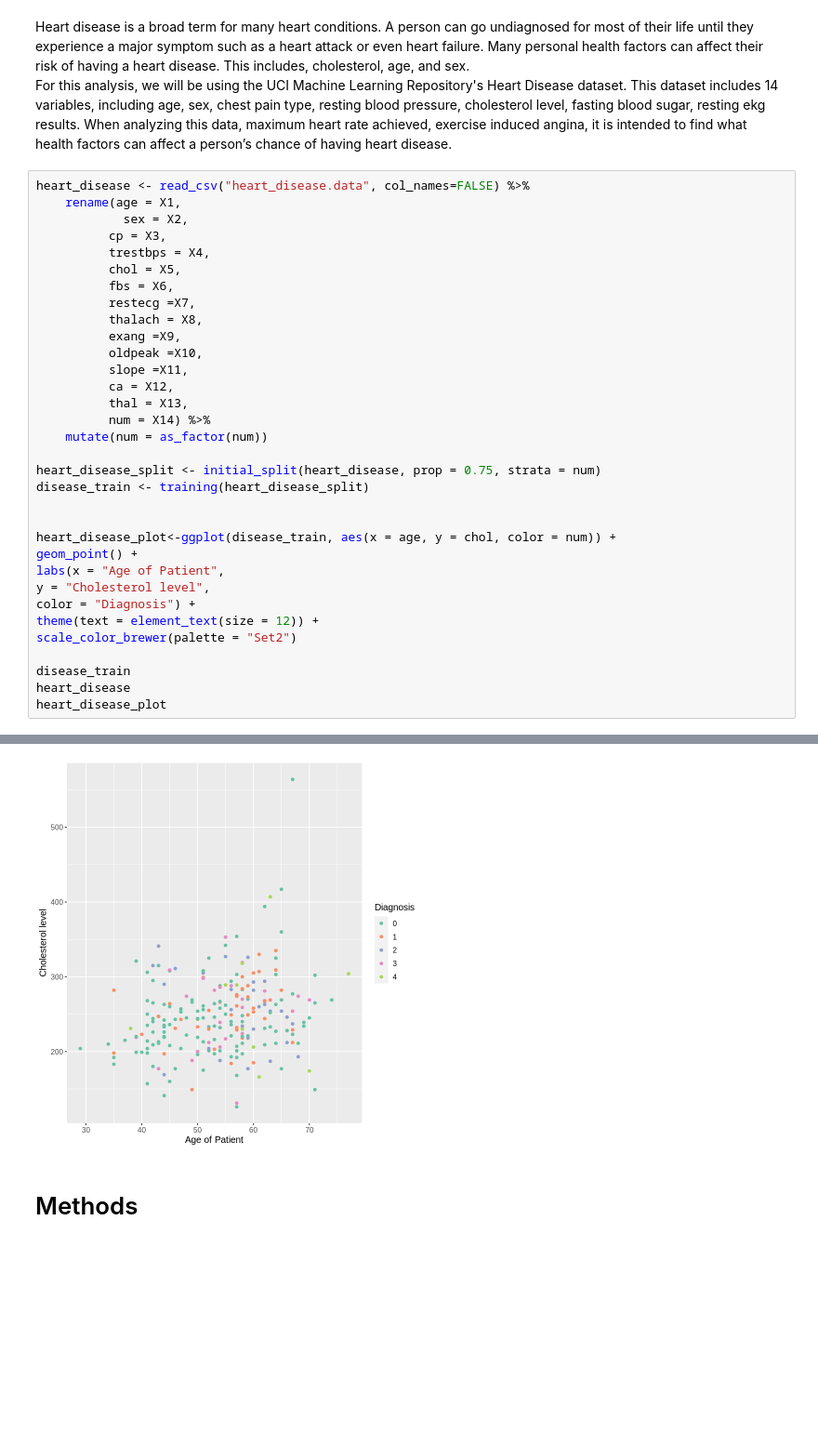
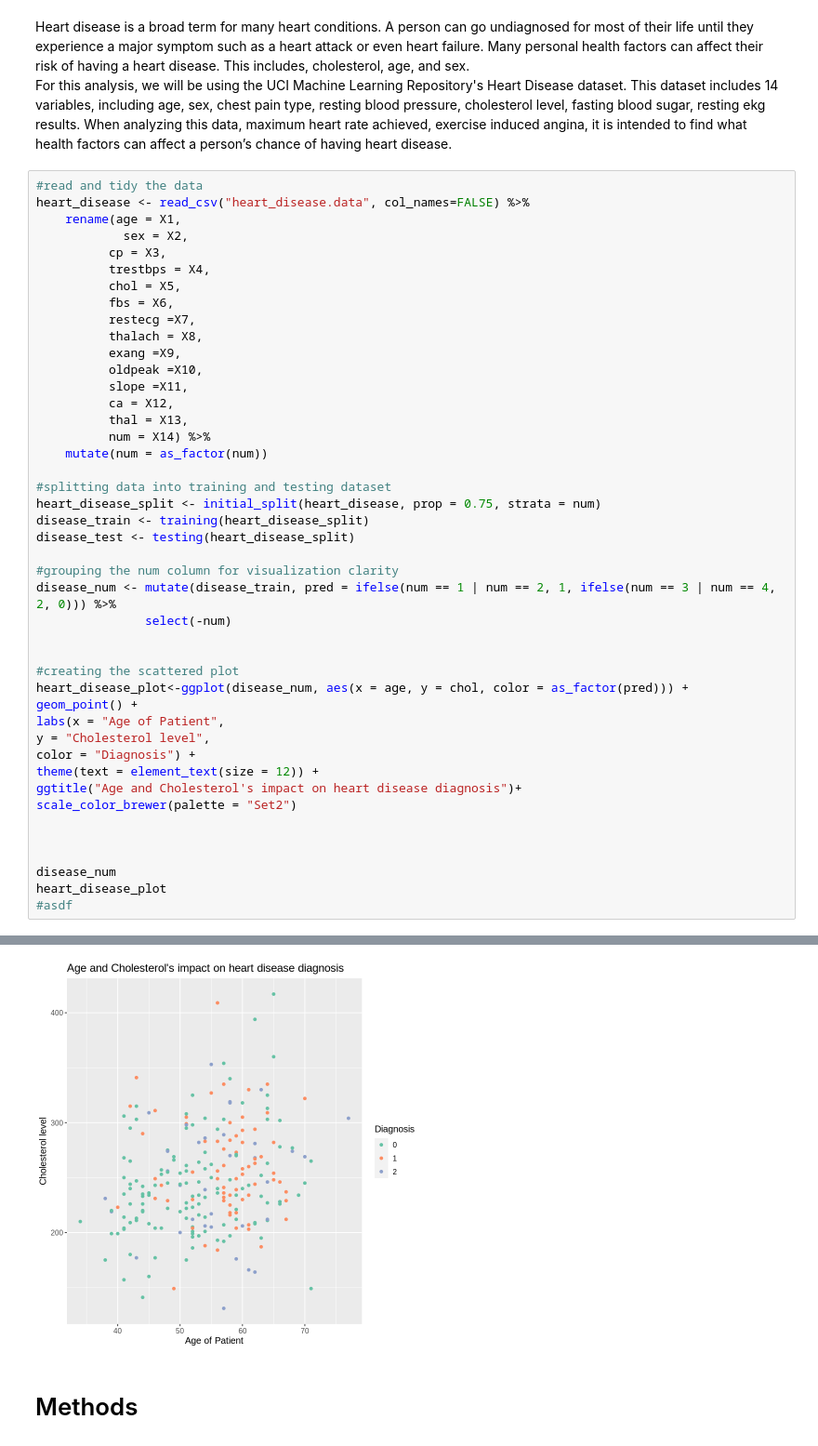
Before and after one commit to 19Lefoue/Heart_disease, a Jupyter notebook: Heart_disease.ipynb, the cells around one changed output, grey strips where cells are left out. Shown at 93% size. Cells and saved outputs as stored; diff of their text form; blank space fills up the shorter version.

```diff
--- a/Heart_disease.ipynb
+++ b/Heart_disease.ipynb
@@ -34,6 +34,7 @@ ERROR: Error in file(filename, "r", encoding = encoding): cannot open the connec
 Heart disease is a broad term for many heart conditions. A person can go undiagnosed for most of their life until they experience a major symptom such as a heart attack or even heart failure. Many personal health factors can affect their risk of having a heart disease. This includes, cholesterol, age, and sex.
 For this analysis, we will be using the UCI Machine Learning Repository's Heart Disease dataset. This dataset includes 14 variables, including age, sex, chest pain type, resting blood pressure, cholesterol level, fasting blood sugar, resting ekg results. When analyzing this data, maximum heart rate achieved, exercise induced angina, it is intended to find what health factors can affect a person’s chance of having heart disease.
 # %%
+#read and tidy the data
 heart_disease <- read_csv("heart_disease.data", col_names=FALSE) %>%
     rename(age = X1,
             sex = X2,
@@ -51,21 +52,31 @@ heart_disease <- read_csv("heart_disease.data", col_names=FALSE) %>%
           num = X14) %>%
     mutate(num = as_factor(num))
 
+#splitting data into training and testing dataset
 heart_disease_split <- initial_split(heart_disease, prop = 0.75, strata = num)
 disease_train <- training(heart_disease_split)
+disease_test <- testing(heart_disease_split)
+
+#grouping the num column for visualization clarity
+disease_num <- mutate(disease_train, pred = ifelse(num == 1 | num == 2, 1, ifelse(num == 3 | num == 4, 2, 0))) %>%
+               select(-num)
 
 
-heart_disease_plot<-ggplot(disease_train, aes(x = age, y = chol, color = num)) +
+#creating the scattered plot
+heart_disease_plot<-ggplot(disease_num, aes(x = age, y = chol, color = as_factor(pred))) +
 geom_point() +
 labs(x = "Age of Patient",
 y = "Cholesterol level",
 color = "Diagnosis") +
 theme(text = element_text(size = 12)) +
+ggtitle("Age and Cholesterol's impact on heart disease diagnosis")+
 scale_color_brewer(palette = "Set2")
 
-disease_train
-heart_disease
+
+
+disease_num
 heart_disease_plot
+#asdf
 # %% [output]
 Parsed with column specification:
 cols(
@@ -107,4 +108,4 @@ A spec_tbl_df: 303 × 14
-[figure, old version]
+[figure, new version]
 # %% [markdown]
 # Methods
 # %% [markdown]
```
Also changed, not shown: parts of 1 cell of this notebook.
